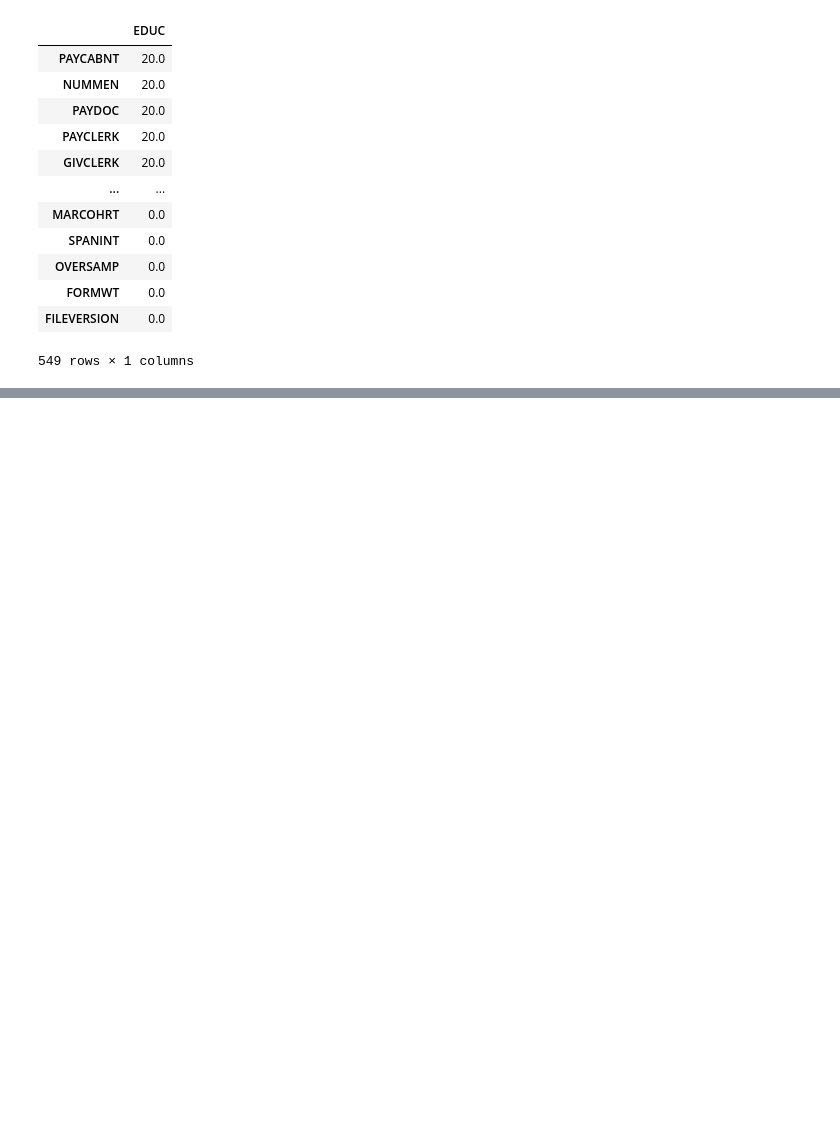
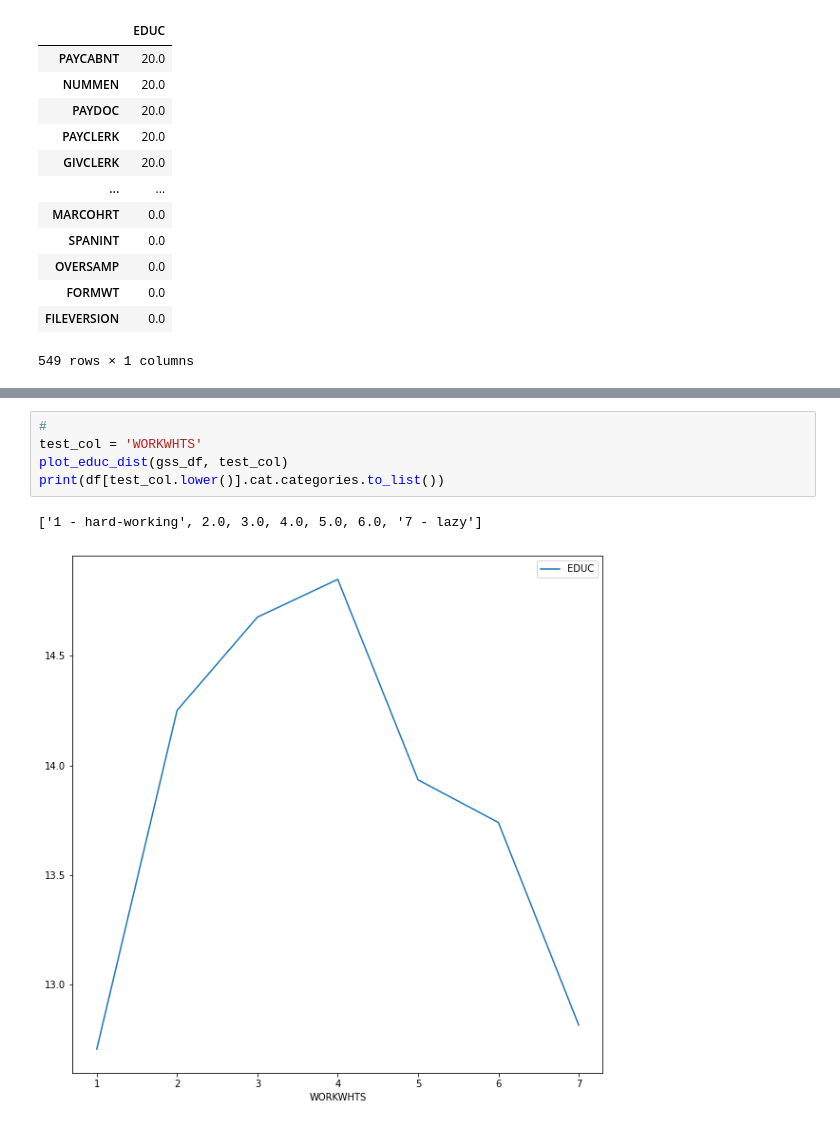
Before and after one commit to donjpierce/cra, a Jupyter notebook: notebooks/2021-11-gss-exploration/gss.ipynb, the cells around one changed output, grey strips where cells are left out. Drawn from its saved outputs; the diff is of its cells as text; blank space fills up the shorter version.

```diff
--- a/notebooks/2021-11-gss-exploration/gss.ipynb
+++ b/notebooks/2021-11-gss-exploration/gss.ipynb
@@ -418,0 +435,8 @@ t.sort_values('EDUC', ascending=False)
+# %%
+#
+test_col = 'WORKWHTS'
+plot_educ_dist(gss_df, test_col)
+print(df[test_col.lower()].cat.categories.to_list())
+# %% [output]
+['1 - hard-working', 2.0, 3.0, 4.0, 5.0, 6.0, '7 - lazy']
+[figure, added]
```
Also changed, not shown: parts of 3 cells of this notebook, 1 other file.
